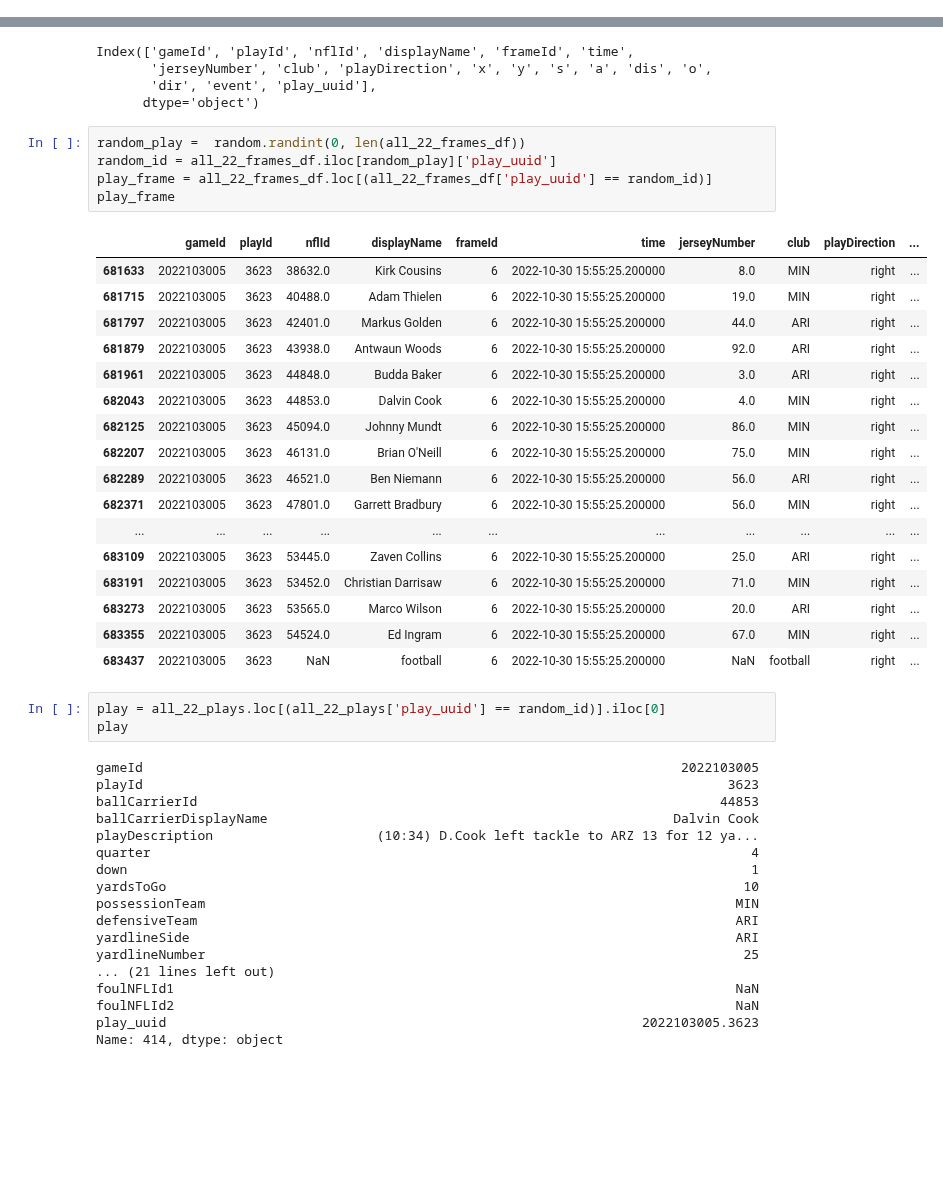
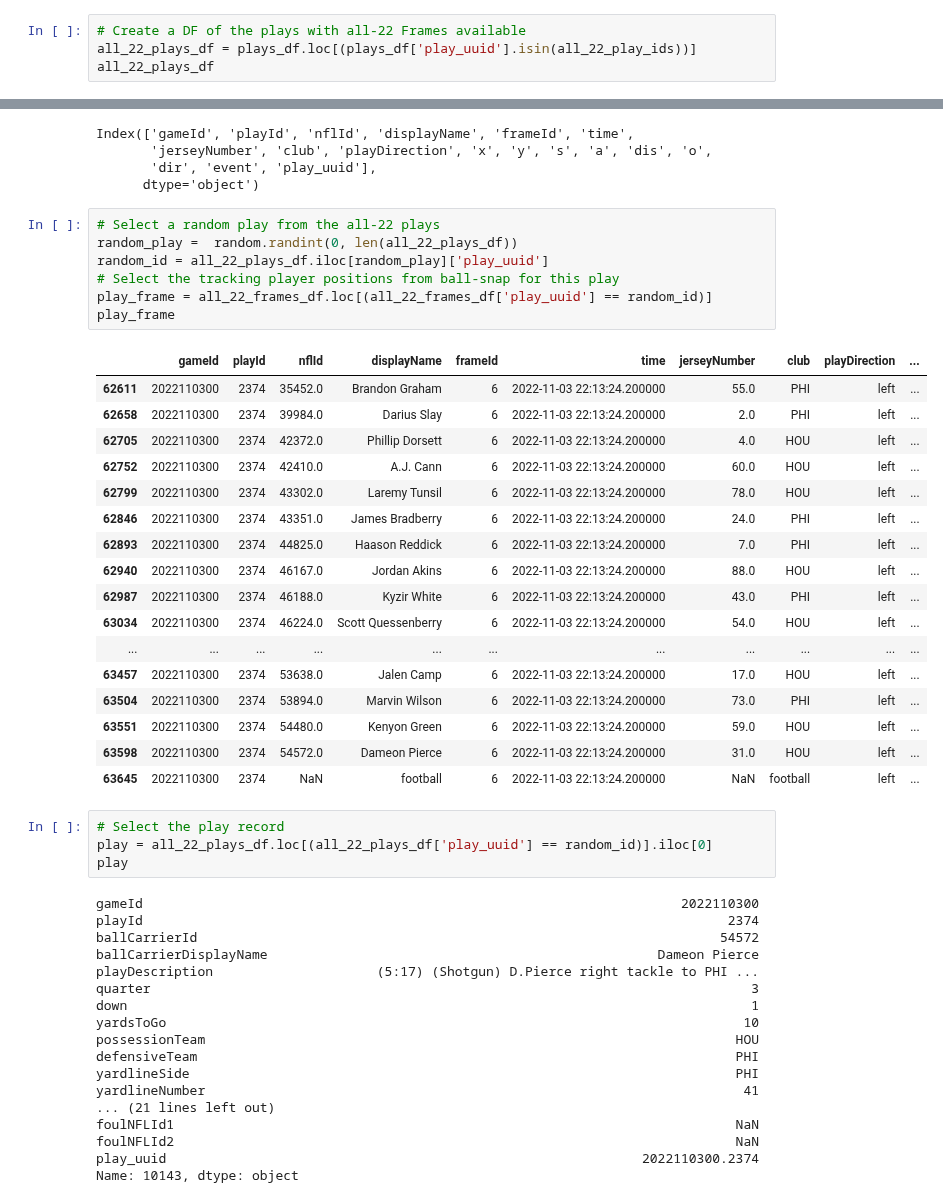
Before and after one commit to rfe123/umn_data_project_004, a Jupyter notebook: umn_data_project_004_nfl.ipynb, the cells around one changed output, grey strips where cells are left out. Drawn from its saved outputs; the diff is of its cells as text; blank space fills up the shorter version.

```diff
--- a/umn_data_project_004_nfl.ipynb
+++ b/umn_data_project_004_nfl.ipynb
@@ -204,0 +164,4 @@ third_down_frames_df.head()
+# %%
+# Create a DF of the plays with all-22 Frames available
+all_22_plays_df = plays_df.loc[(plays_df['play_uuid'].isin(all_22_play_ids))]
+all_22_plays_df
@@ -210,47 +226,50 @@ Index(['gameId', 'playId', 'nflId', 'displayName', 'frameId', 'time',
        'dir', 'event', 'play_uuid'],
       dtype='object')
 # %%
-random_play =  random.randint(0, len(all_22_frames_df))
-random_id = all_22_frames_df.iloc[random_play]['play_uuid']
+# Select a random play from the all-22 plays
+random_play =  random.randint(0, len(all_22_plays_df))
+random_id = all_22_plays_df.iloc[random_play]['play_uuid']
+# Select the tracking player positions from ball-snap for this play
 play_frame = all_22_frames_df.loc[(all_22_frames_df['play_uuid'] == random_id)]
 play_frame
 # %% [output]
 |  | gameId | playId | nflId | displayName | frameId | time | jerseyNumber | club | playDirection | ... |
-| 681633 | 2022103005 | 3623 | 38632.0 | Kirk Cousins | 6 | 2022-10-30 15:55:25.200000 | 8.0 | MIN | right | ... |
-| 681715 | 2022103005 | 3623 | 40488.0 | Adam Thielen | 6 | 2022-10-30 15:55:25.200000 | 19.0 | MIN | right | ... |
-| 681797 | 2022103005 | 3623 | 42401.0 | Markus Golden | 6 | 2022-10-30 15:55:25.200000 | 44.0 | ARI | right | ... |
-| 681879 | 2022103005 | 3623 | 43938.0 | Antwaun Woods | 6 | 2022-10-30 15:55:25.200000 | 92.0 | ARI | right | ... |
-| 681961 | 2022103005 | 3623 | 44848.0 | Budda Baker | 6 | 2022-10-30 15:55:25.200000 | 3.0 | ARI | right | ... |
-| 682043 | 2022103005 | 3623 | 44853.0 | Dalvin Cook | 6 | 2022-10-30 15:55:25.200000 | 4.0 | MIN | right | ... |
-| 682125 | 2022103005 | 3623 | 45094.0 | Johnny Mundt | 6 | 2022-10-30 15:55:25.200000 | 86.0 | MIN | right | ... |
-| 682207 | 2022103005 | 3623 | 46131.0 | Brian O'Neill | 6 | 2022-10-30 15:55:25.200000 | 75.0 | MIN | right | ... |
-| 682289 | 2022103005 | 3623 | 46521.0 | Ben Niemann | 6 | 2022-10-30 15:55:25.200000 | 56.0 | ARI | right | ... |
-| 682371 | 2022103005 | 3623 | 47801.0 | Garrett Bradbury | 6 | 2022-10-30 15:55:25.200000 | 56.0 | MIN | right | ... |
+| 62611 | 2022110300 | 2374 | 35452.0 | Brandon Graham | 6 | 2022-11-03 22:13:24.200000 | 55.0 | PHI | left | ... |
+| 62658 | 2022110300 | 2374 | 39984.0 | Darius Slay | 6 | 2022-11-03 22:13:24.200000 | 2.0 | PHI | left | ... |
+| 62705 | 2022110300 | 2374 | 42372.0 | Phillip Dorsett | 6 | 2022-11-03 22:13:24.200000 | 4.0 | HOU | left | ... |
+| 62752 | 2022110300 | 2374 | 42410.0 | A.J. Cann | 6 | 2022-11-03 22:13:24.200000 | 60.0 | HOU | left | ... |
+| 62799 | 2022110300 | 2374 | 43302.0 | Laremy Tunsil | 6 | 2022-11-03 22:13:24.200000 | 78.0 | HOU | left | ... |
+| 62846 | 2022110300 | 2374 | 43351.0 | James Bradberry | 6 | 2022-11-03 22:13:24.200000 | 24.0 | PHI | left | ... |
+| 62893 | 2022110300 | 2374 | 44825.0 | Haason Reddick | 6 | 2022-11-03 22:13:24.200000 | 7.0 | PHI | left | ... |
+| 62940 | 2022110300 | 2374 | 46167.0 | Jordan Akins | 6 | 2022-11-03 22:13:24.200000 | 88.0 | HOU | left | ... |
+| 62987 | 2022110300 | 2374 | 46188.0 | Kyzir White | 6 | 2022-11-03 22:13:24.200000 | 43.0 | PHI | left | ... |
+| 63034 | 2022110300 | 2374 | 46224.0 | Scott Quessenberry | 6 | 2022-11-03 22:13:24.200000 | 54.0 | HOU | left | ... |
 | ... | ... | ... | ... | ... | ... | ... | ... | ... | ... | ... |
-| 683109 | 2022103005 | 3623 | 53445.0 | Zaven Collins | 6 | 2022-10-30 15:55:25.200000 | 25.0 | ARI | right | ... |
-| 683191 | 2022103005 | 3623 | 53452.0 | Christian Darrisaw | 6 | 2022-10-30 15:55:25.200000 | 71.0 | MIN | right | ... |
-| 683273 | 2022103005 | 3623 | 53565.0 | Marco Wilson | 6 | 2022-10-30 15:55:25.200000 | 20.0 | ARI | right | ... |
-| 683355 | 2022103005 | 3623 | 54524.0 | Ed Ingram | 6 | 2022-10-30 15:55:25.200000 | 67.0 | MIN | right | ... |
-| 683437 | 2022103005 | 3623 | NaN | football | 6 | 2022-10-30 15:55:25.200000 | NaN | football | right | ... |
+| 63457 | 2022110300 | 2374 | 53638.0 | Jalen Camp | 6 | 2022-11-03 22:13:24.200000 | 17.0 | HOU | left | ... |
+| 63504 | 2022110300 | 2374 | 53894.0 | Marvin Wilson | 6 | 2022-11-03 22:13:24.200000 | 73.0 | PHI | left | ... |
+| 63551 | 2022110300 | 2374 | 54480.0 | Kenyon Green | 6 | 2022-11-03 22:13:24.200000 | 59.0 | HOU | left | ... |
+| 63598 | 2022110300 | 2374 | 54572.0 | Dameon Pierce | 6 | 2022-11-03 22:13:24.200000 | 31.0 | HOU | left | ... |
+| 63645 | 2022110300 | 2374 | NaN | football | 6 | 2022-11-03 22:13:24.200000 | NaN | football | left | ... |
 # %%
-play = all_22_plays.loc[(all_22_plays['play_uuid'] == random_id)].iloc[0]
+# Select the play record
+play = all_22_plays_df.loc[(all_22_plays_df['play_uuid'] == random_id)].iloc[0]
 play
 # %% [output]
-gameId                                                                     2022103005
-playId                                                                           3623
-ballCarrierId                                                                   44853
-ballCarrierDisplayName                                                    Dalvin Cook
-playDescription                     (10:34) D.Cook left tackle to ARZ 13 for 12 ya...
-quarter                                                                             4
+gameId                                                                     2022110300
+playId                                                                           2374
+ballCarrierId                                                                   54572
+ballCarrierDisplayName                                                  Dameon Pierce
+playDescription                     (5:17) (Shotgun) D.Pierce right tackle to PHI ...
+quarter                                                                             3
 down                                                                                1
 yardsToGo                                                                          10
-possessionTeam                                                                    MIN
-defensiveTeam                                                                     ARI
-yardlineSide                                                                      ARI
-yardlineNumber                                                                     25
+possessionTeam                                                                    HOU
+defensiveTeam                                                                     PHI
+yardlineSide                                                                      PHI
+yardlineNumber                                                                     41
 ... (21 lines left out)
 foulNFLId1                                                                        NaN
 foulNFLId2                                                                        NaN
-play_uuid                                                             2022103005.3623
-Name: 414, dtype: object
+play_uuid                                                             2022110300.2374
+Name: 10143, dtype: object
 # %%
```
Also changed, not shown: parts of 24 cells of this notebook.
